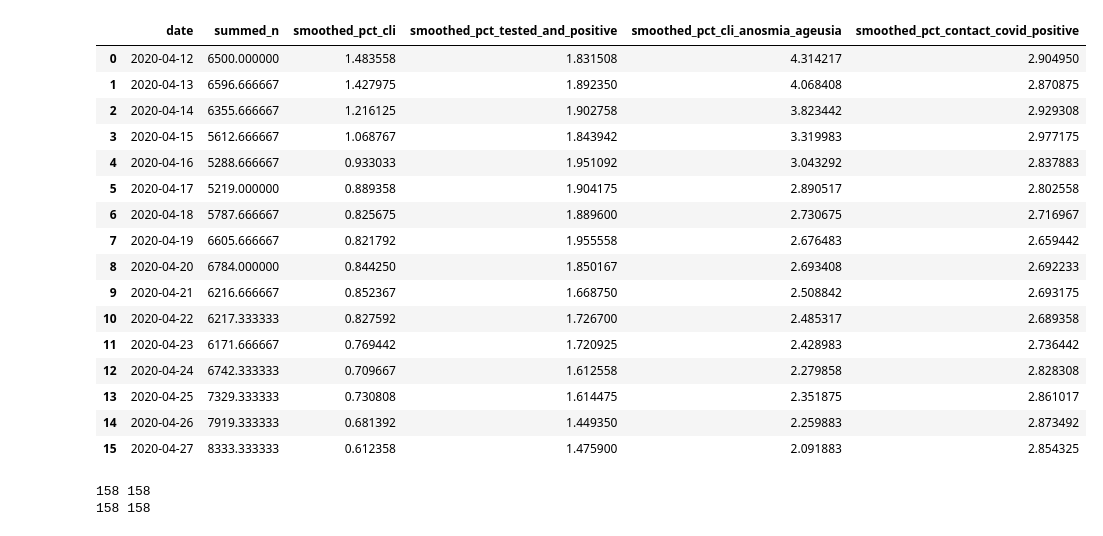
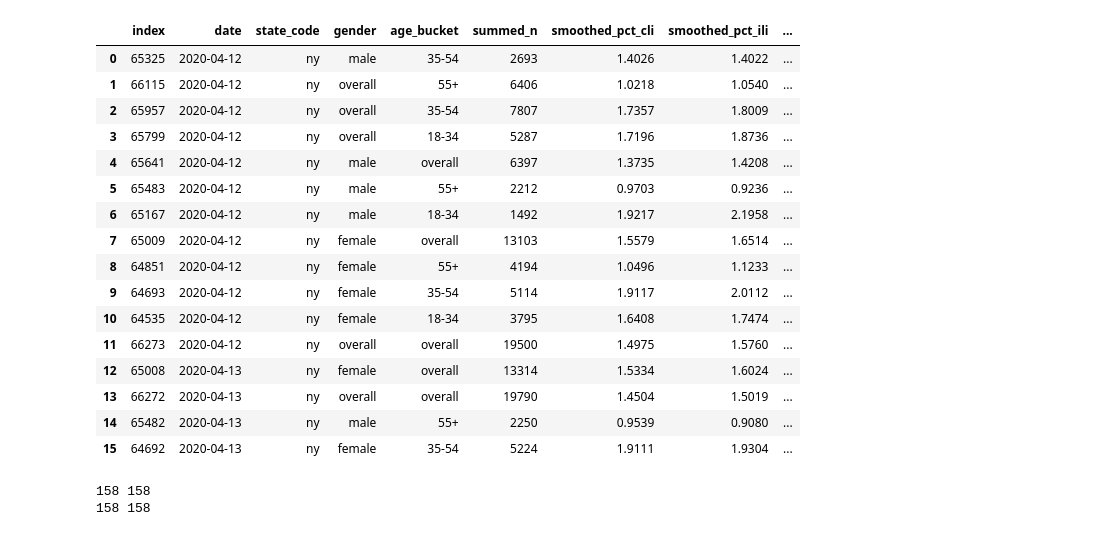
Before and after one commit to 10Exahertz/COVID_challenge, a Jupyter notebook: covid_challenge1.py.ipynb, the cells around one changed output. Drawn from its saved outputs; the diff is of its cells as text; code cells hidden in the pictures.

```diff
--- a/covid_challenge1.py.ipynb
+++ b/covid_challenge1.py.ipynb
@@ -4,7 +4,7 @@ import pandas as pd
 df = pd.read_csv('Data/overall-state-smoothed.csv')
 print('how many data points:',len(df))
 pd.set_option('display.max_columns', None)
-df = df[['date','state_code','summed_n','smoothed_pct_cli','smoothed_pct_tested_and_positive','smoothed_pct_cli_anosmia_ageusia','smoothed_pct_contact_covid_positive']]
+#df = df[['date','state_code','summed_n','smoothed_pct_cli','smoothed_pct_tested_and_positive','smoothed_pct_cli_anosmia_ageusia','smoothed_pct_contact_covid_positive']]
 df['date']= pd.to_datetime(df['date'])
 df.head(15)
 # %% [output]
@@ -28,29 +28,29 @@ how many data points: 96839
 # %%
 df_NY = df.loc[df['state_code'] == 'ny']
 df_NY = df_NY.sort_values(by=['date'])
 # df_NY['date']= pd.to_datetime(df_NY['date'])
 # df_NY = df_NY.loc[df_NY['date'] > '2020-07-01']
-df_NY = df_NY.groupby(['date']).mean()
+#df_NY = df_NY.groupby(['date']).mean()
 df_NY = df_NY.reset_index(drop=False)
 df_NY.head(16)
 # %% [output]
-|  | date | summed_n | smoothed_pct_cli | smoothed_pct_tested_and_positive | smoothed_pct_cli_anosmia_ageusia | smoothed_pct_contact_covid_positive |
-| 0 | 2020-04-12 | 6500.000000 | 1.483558 | 1.831508 | 4.314217 | 2.904950 |
-| 1 | 2020-04-13 | 6596.666667 | 1.427975 | 1.892350 | 4.068408 | 2.870875 |
-| 2 | 2020-04-14 | 6355.666667 | 1.216125 | 1.902758 | 3.823442 | 2.929308 |
-| 3 | 2020-04-15 | 5612.666667 | 1.068767 | 1.843942 | 3.319983 | 2.977175 |
-| 4 | 2020-04-16 | 5288.666667 | 0.933033 | 1.951092 | 3.043292 | 2.837883 |
-| 5 | 2020-04-17 | 5219.000000 | 0.889358 | 1.904175 | 2.890517 | 2.802558 |
-| 6 | 2020-04-18 | 5787.666667 | 0.825675 | 1.889600 | 2.730675 | 2.716967 |
-| 7 | 2020-04-19 | 6605.666667 | 0.821792 | 1.955558 | 2.676483 | 2.659442 |
-| 8 | 2020-04-20 | 6784.000000 | 0.844250 | 1.850167 | 2.693408 | 2.692233 |
-| 9 | 2020-04-21 | 6216.666667 | 0.852367 | 1.668750 | 2.508842 | 2.693175 |
-| 10 | 2020-04-22 | 6217.333333 | 0.827592 | 1.726700 | 2.485317 | 2.689358 |
-| 11 | 2020-04-23 | 6171.666667 | 0.769442 | 1.720925 | 2.428983 | 2.736442 |
-| 12 | 2020-04-24 | 6742.333333 | 0.709667 | 1.612558 | 2.279858 | 2.828308 |
-| 13 | 2020-04-25 | 7329.333333 | 0.730808 | 1.614475 | 2.351875 | 2.861017 |
-| 14 | 2020-04-26 | 7919.333333 | 0.681392 | 1.449350 | 2.259883 | 2.873492 |
-| 15 | 2020-04-27 | 8333.333333 | 0.612358 | 1.475900 | 2.091883 | 2.854325 |
+|  | index | date | state_code | gender | age_bucket | summed_n | smoothed_pct_cli | smoothed_pct_ili | ... |
+| 0 | 65325 | 2020-04-12 | ny | male | 35-54 | 2693 | 1.4026 | 1.4022 | ... |
+| 1 | 66115 | 2020-04-12 | ny | overall | 55+ | 6406 | 1.0218 | 1.0540 | ... |
+| 2 | 65957 | 2020-04-12 | ny | overall | 35-54 | 7807 | 1.7357 | 1.8009 | ... |
+| 3 | 65799 | 2020-04-12 | ny | overall | 18-34 | 5287 | 1.7196 | 1.8736 | ... |
+| 4 | 65641 | 2020-04-12 | ny | male | overall | 6397 | 1.3735 | 1.4208 | ... |
+| 5 | 65483 | 2020-04-12 | ny | male | 55+ | 2212 | 0.9703 | 0.9236 | ... |
+| 6 | 65167 | 2020-04-12 | ny | male | 18-34 | 1492 | 1.9217 | 2.1958 | ... |
+| 7 | 65009 | 2020-04-12 | ny | female | overall | 13103 | 1.5579 | 1.6514 | ... |
+| 8 | 64851 | 2020-04-12 | ny | female | 55+ | 4194 | 1.0496 | 1.1233 | ... |
+| 9 | 64693 | 2020-04-12 | ny | female | 35-54 | 5114 | 1.9117 | 2.0112 | ... |
+| 10 | 64535 | 2020-04-12 | ny | female | 18-34 | 3795 | 1.6408 | 1.7474 | ... |
+| 11 | 66273 | 2020-04-12 | ny | overall | overall | 19500 | 1.4975 | 1.5760 | ... |
+| 12 | 65008 | 2020-04-13 | ny | female | overall | 13314 | 1.5334 | 1.6024 | ... |
+| 13 | 66272 | 2020-04-13 | ny | overall | overall | 19790 | 1.4504 | 1.5019 | ... |
+| 14 | 65482 | 2020-04-13 | ny | male | 55+ | 2250 | 0.9539 | 0.9080 | ... |
+| 15 | 64692 | 2020-04-13 | ny | female | 35-54 | 5224 | 1.9111 | 1.9304 | ... |
 # %%
 import numpy as np
 R0_est = []
```
Also changed, not shown: parts of 4 cells of this notebook.
